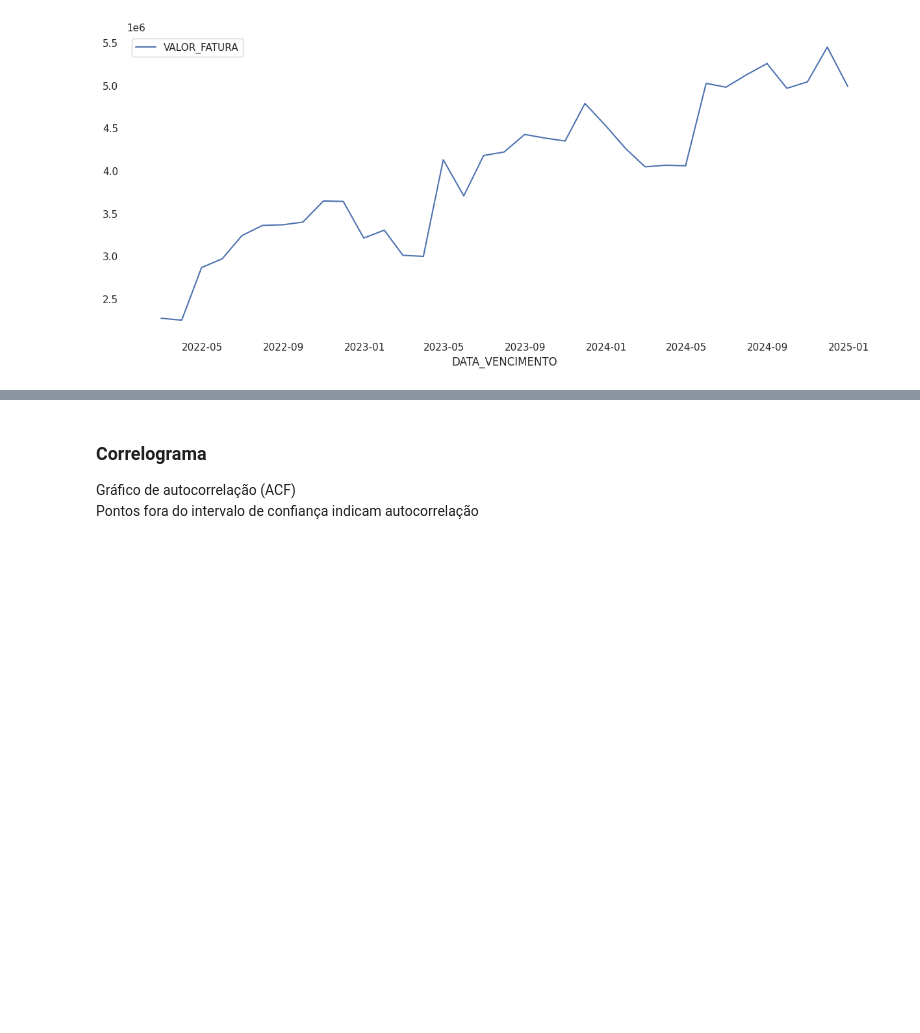
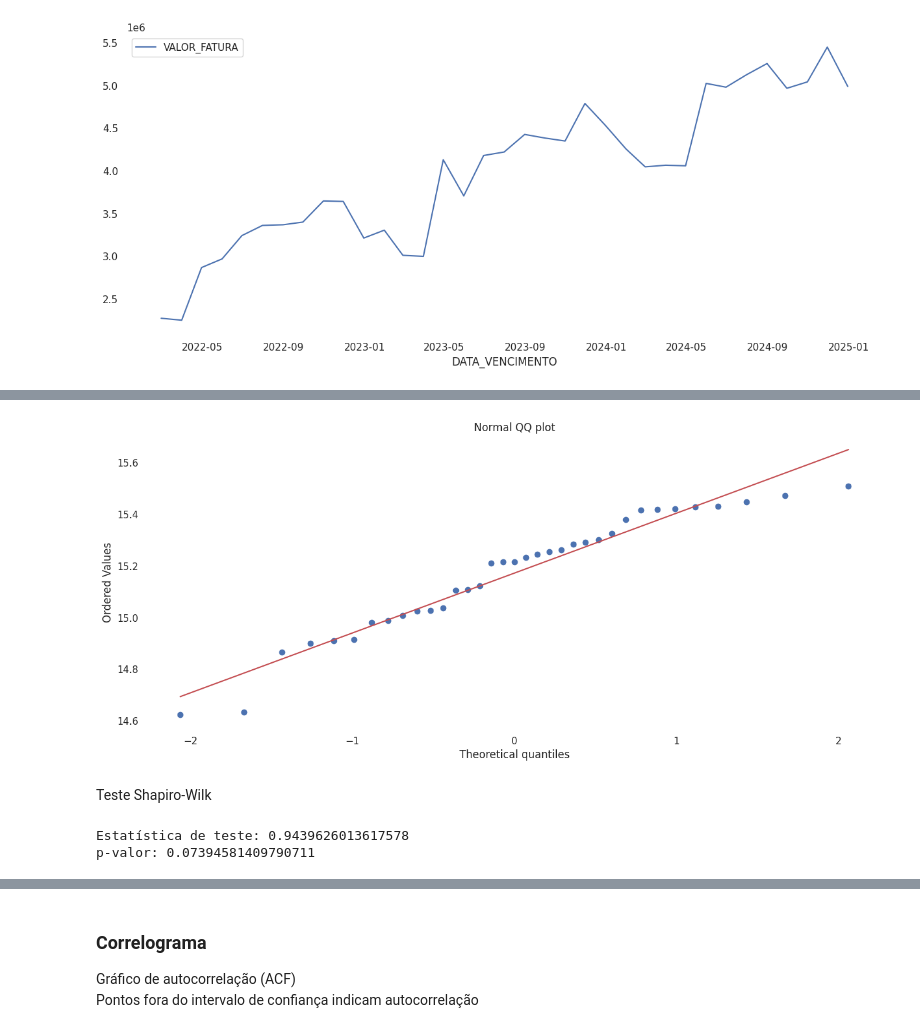
Before and after one commit to redsonlopez/forecast_water, a Jupyter notebook: notebooks/models/forecast_water.ipynb, the cells around one changed output, grey strips where cells are left out. Drawn from its saved outputs; the diff is of its cells as text; code cells hidden in the pictures; blank space fills up the shorter version.

```diff
--- a/notebooks/models/forecast_water.ipynb
+++ b/notebooks/models/forecast_water.ipynb
@@ -50,0 +83,3 @@ sns.lineplot(df);
+# %%
+df_log = np.log(df)
+df_log.head(3)
@@ -50,0 +92,15 @@ sns.lineplot(df);
+# %%
+stats.probplot(df_log["VALOR_FATURA"], dist="norm", plot=plt)
+plt.title("Normal QQ plot")
+plt.show()
+# %% [output]
+[figure, added]
+# %% [markdown]
+Teste Shapiro-Wilk
+# %%
+e, p = stats.shapiro(df_log)
+print('Estatística de teste: {}'.format(e))
+print('p-valor: {}'.format(p))
+# %% [output]
+Estatística de teste: 0.9439626013617578
+p-valor: 0.07394581409790711
```
Also changed, not shown: parts of 22 cells of this notebook.
